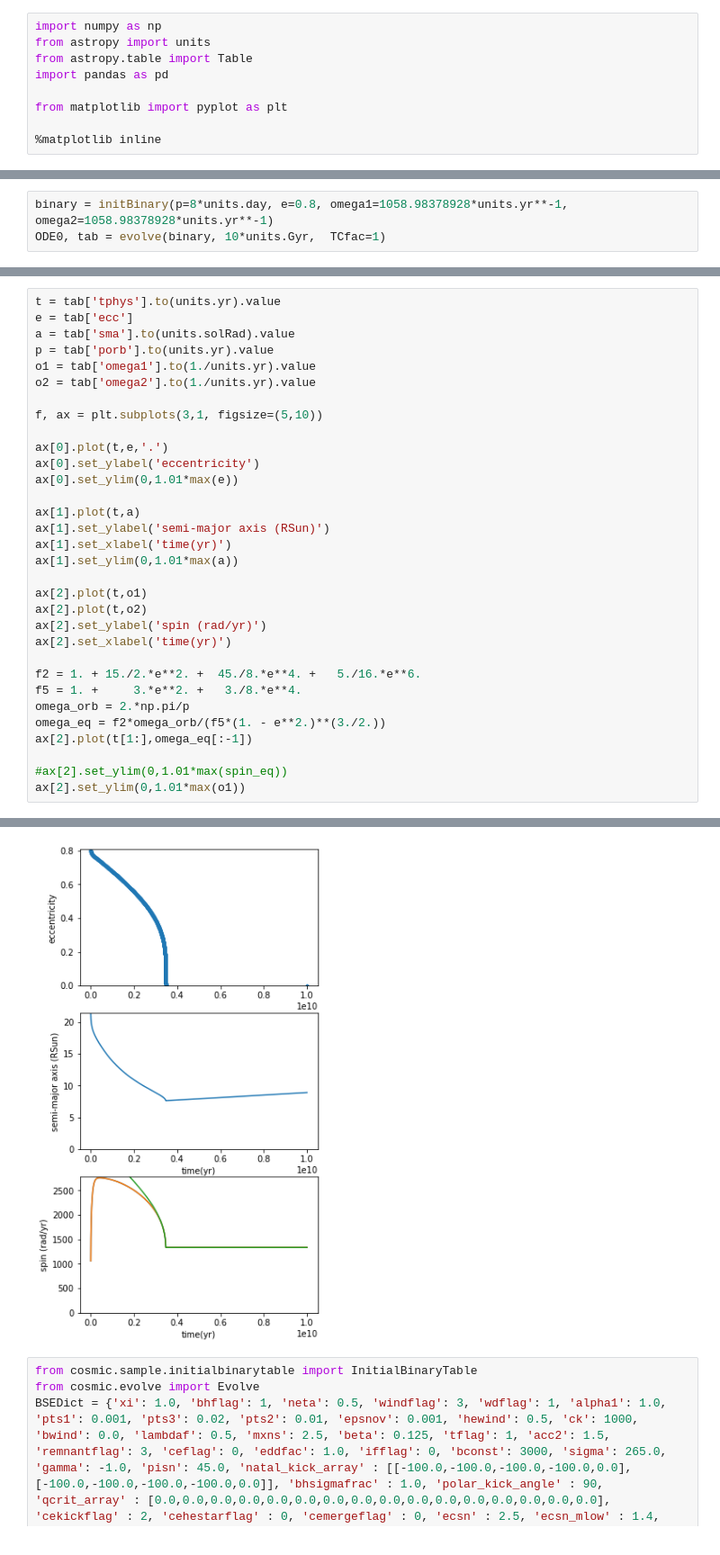
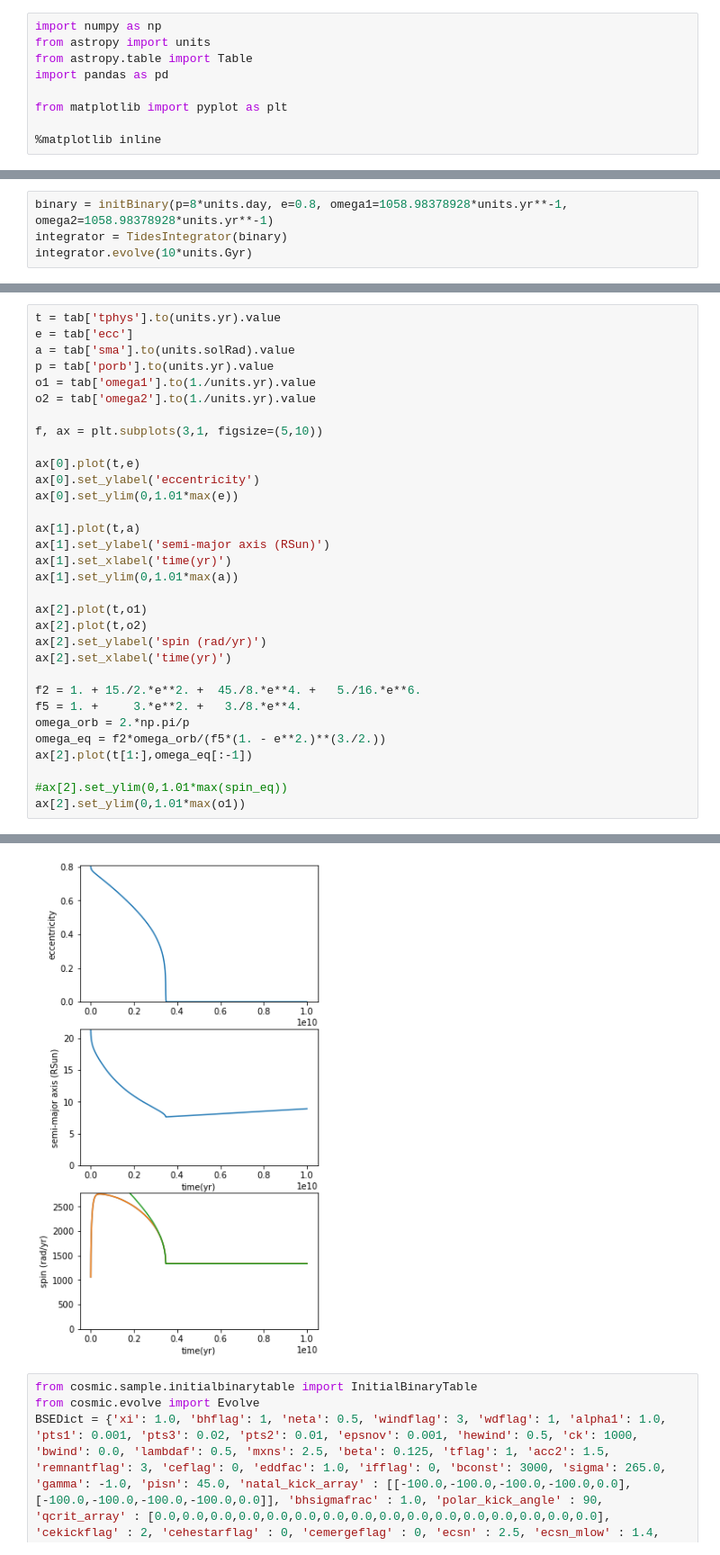
Before and after one commit to ageller/EB-LSST, a Jupyter notebook: testing/Pdot/testPdot.ipynb, the cells around one changed output, grey strips where cells are left out. Shown at 90% size. Saved outputs shown, nothing was run; the diff lists cells and outputs as text.

```diff
--- a/testing/Pdot/testPdot.ipynb
+++ b/testing/Pdot/testPdot.ipynb
@@ -17,4 +20,5 @@ from binaryTides import *
 # %%
 binary = initBinary(p=8*units.day, e=0.8, omega1=1058.98378928*units.yr**-1, omega2=1058.98378928*units.yr**-1)
-ODE0, tab = evolve(binary, 10*units.Gyr,  TCfac=1)
+integrator = TidesIntegrator(binary)
+integrator.evolve(10*units.Gyr)
 # %% [output]
@@ -50,35 +53,35 @@ e = tab['ecc']
 a = tab['sma'].to(units.solRad).value
 p = tab['porb'].to(units.yr).value
 o1 = tab['omega1'].to(1./units.yr).value
 o2 = tab['omega2'].to(1./units.yr).value
 
 f, ax = plt.subplots(3,1, figsize=(5,10))
 
-ax[0].plot(t,e,'.')
+ax[0].plot(t,e)
 ax[0].set_ylabel('eccentricity')
 ax[0].set_ylim(0,1.01*max(e))
 
 ax[1].plot(t,a)
 ax[1].set_ylabel('semi-major axis (RSun)')
 ax[1].set_xlabel('time(yr)')
 ax[1].set_ylim(0,1.01*max(a))
 
 ax[2].plot(t,o1)
 ax[2].plot(t,o2)
 ax[2].set_ylabel('spin (rad/yr)')
 ax[2].set_xlabel('time(yr)')
 
 f2 = 1. + 15./2.*e**2. +  45./8.*e**4. +   5./16.*e**6.
 f5 = 1. +     3.*e**2. +   3./8.*e**4.
 omega_orb = 2.*np.pi/p
 omega_eq = f2*omega_orb/(f5*(1. - e**2.)**(3./2.))
 ax[2].plot(t[1:],omega_eq[:-1])
 
 #ax[2].set_ylim(0,1.01*max(spin_eq))
 ax[2].set_ylim(0,1.01*max(o1))
 # %% [output]
 (0.0, 2782.9303541538206)
-[figure, old version]
+[figure, new version]
 # %%
 from cosmic.sample.initialbinarytable import InitialBinaryTable
 from cosmic.evolve import Evolve
```
Also changed, not shown: parts of 2 cells of this notebook, 1 other file.
